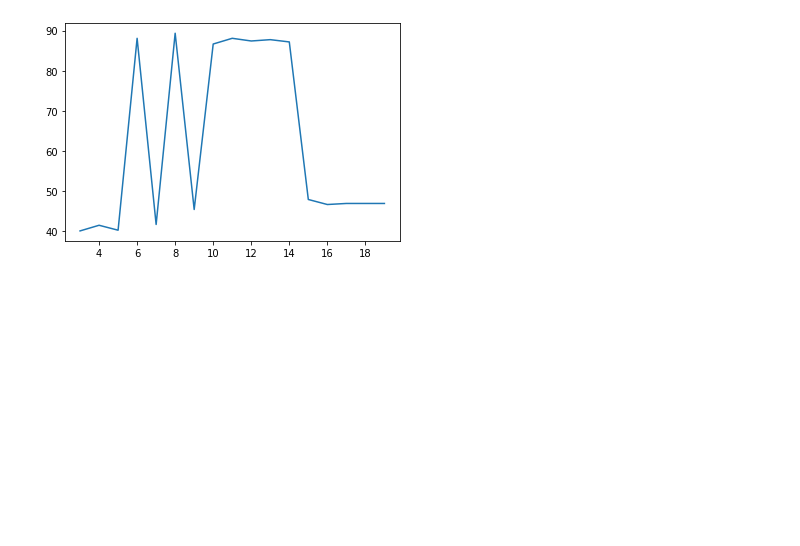
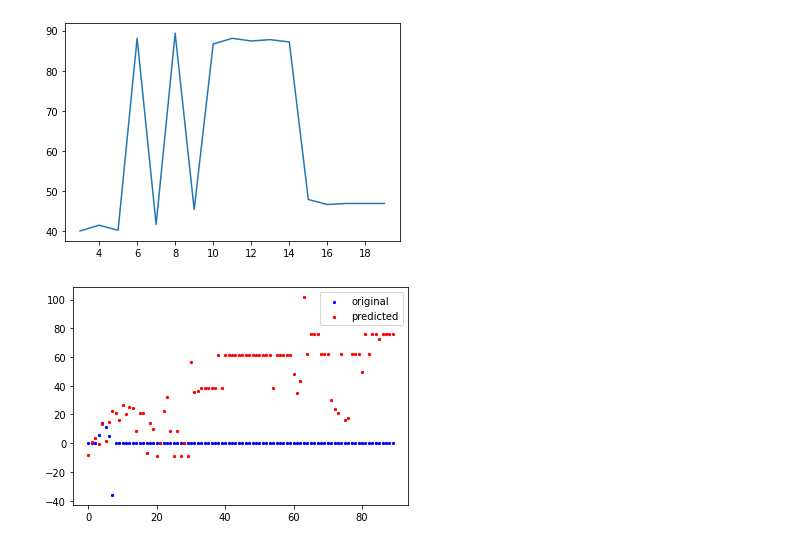
Before and after one commit to JumjieYang/COVID19-ML, a Jupyter notebook: predict.ipynb, the cells around one changed output. Drawn from its saved outputs; the diff is of its cells as text; code cells hidden in the pictures; blank space fills up the shorter version.

Commit message:
predict

```diff
--- a/predict.ipynb
+++ b/predict.ipynb
@@ -130,3 +131,16 @@ plt.plot(range(3,20),score_list)
 [40.10736981162139, 41.51541486512493, 40.284600234805175, 88.08395675178895, 41.713452718393256, 89.3491987218926, 45.444369648307806, 86.66539107527166, 88.08952877981483, 87.42038716403975, 87.7524 ...
 [<matplotlib.lines.Line2D at 0x...>]
 [figure]
+# %%
+knn = KNN()
+
+train, val = split_region(1)
+knn.fit(train.iloc[:,3:-1], train.iloc[:,-1])
+pred = knn.predict(val.iloc[:,3:-1])
+
+plt.scatter(range(len(val.iloc[:,-1])), val.iloc[:,-1], s=5, color="blue", label="original")
+plt.scatter(range(len(val.iloc[:,-1])), pred, s=5, color="red", label="predicted")
+plt.legend()
+plt.show()
+# %% [output]
+[figure, added]
```
Also changed, not shown: parts of 4 cells of this notebook, 1 other file.
